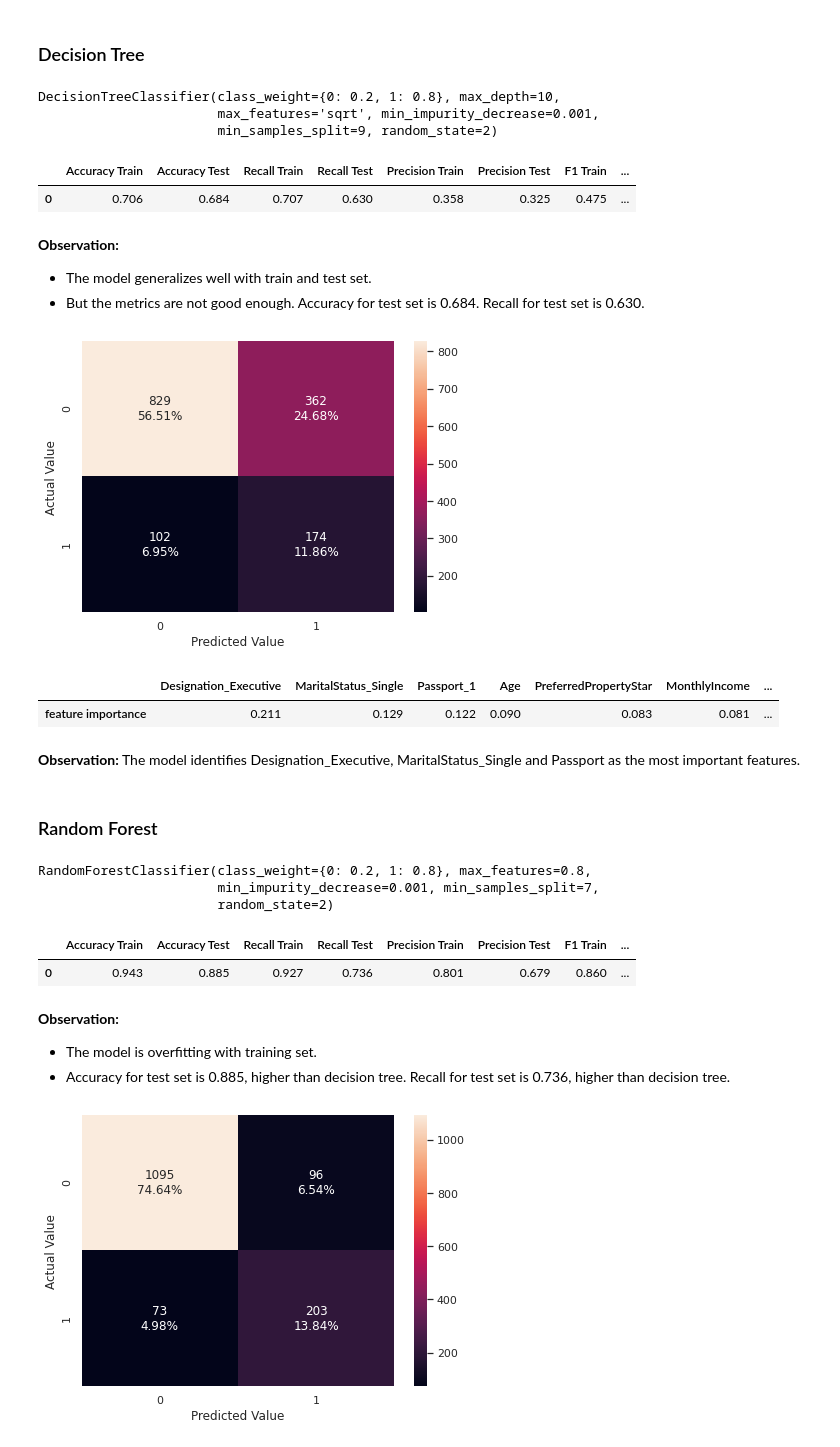
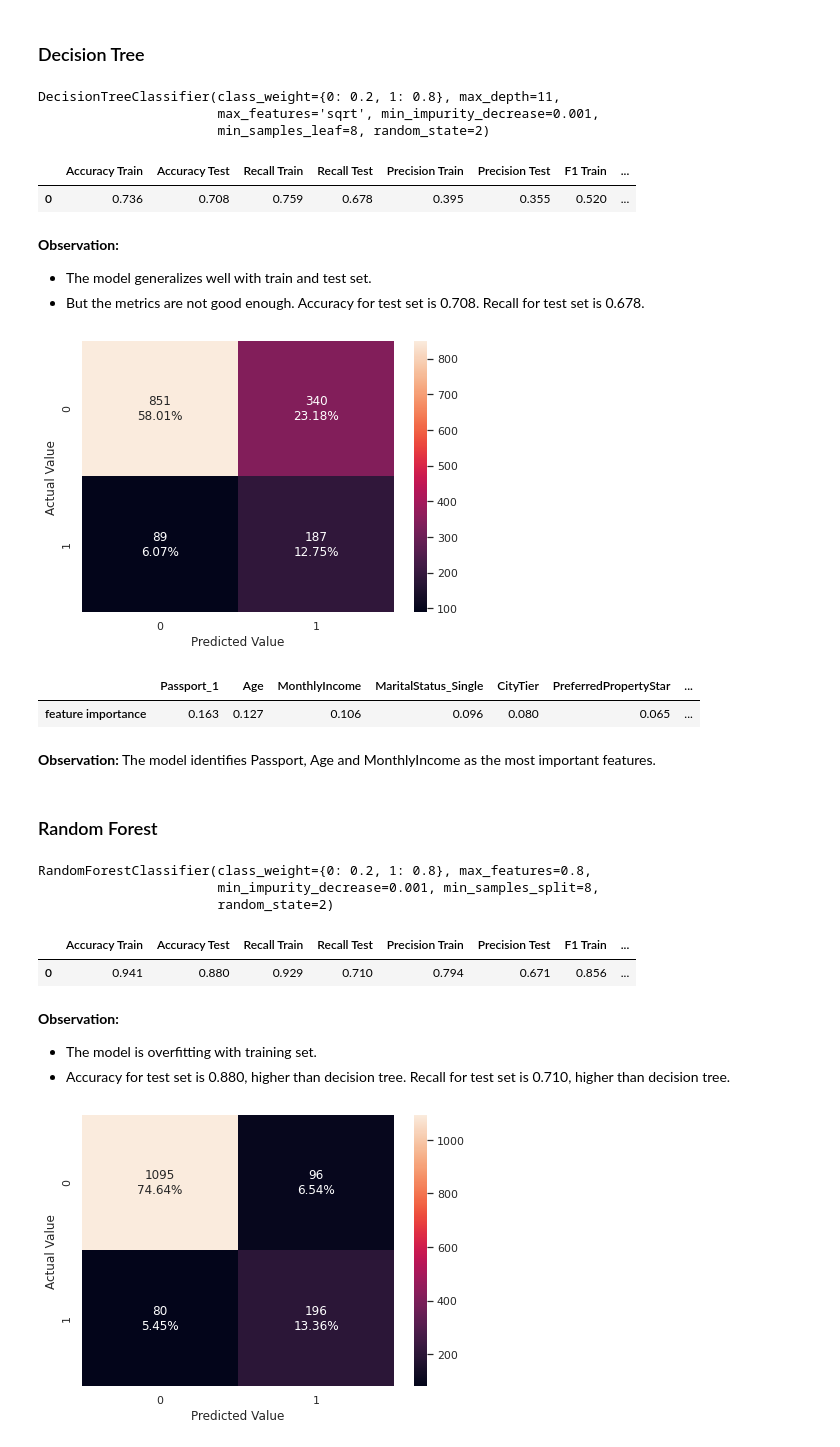
Before and after one commit to liangym2014/Data-science-and-machine-learning, a Jupyter notebook: 4.Travel_Package_Purchase_Prediction_Solution.ipynb, the cells around one changed output. Saved outputs shown, nothing was run; the diff lists cells and outputs as text; code cells hidden in the pictures.

```diff
--- a/4.Travel_Package_Purchase_Prediction_Solution.ipynb
+++ b/4.Travel_Package_Purchase_Prediction_Solution.ipynb
@@ -860,5 +866,9 @@ for col in ['PreferredPropertyStar', 'TypeofContact']:
 # %% [markdown]
 ### Outlier Treatment
+# %%
+phase1 = df.copy()  # for debug use !!!!!
+# %%
+df = phase1.copy()   # for debug use !!!!!
 # %%
 # clip column based on IQR or bound
 def outlier_clip(col, n = 1.5, bound_left = None, bound_right = None):
@@ -1047,11 +1047,8 @@ def generate_confusion_matrix(y_true, y_pred, labels = [0, 1]):
 # set display format for dataframe
 pd.set_option('display.float_format', '{:0.3f}'.format)
 
-# list of trained models, prediction for train and test set, metrics dataframe
-models = []
-pred_train = []
-pred_test = []
-metrics_df = []
+# dictionary of model name and metrics dataframe
+models = {}
 # %% [markdown]
 ### Decision Tree
 # %%
@@ -1066,37 +1063,32 @@ dtree = DecisionTreeClassifier(random_state = 2, class_weight = {0: 0.2, 1: 0.8}
 clf = GridSearchCV(dtree, para, scoring ='recall', n_jobs = -1, cv = 3).fit(X_train, y_train)
 clf.best_estimator_
 # %% [output]
-DecisionTreeClassifier(class_weight={0: 0.2, 1: 0.8}, max_depth=10,
+DecisionTreeClassifier(class_weight={0: 0.2, 1: 0.8}, max_depth=11,
                        max_features='sqrt', min_impurity_decrease=0.001,
-                       min_samples_split=9, random_state=2)
+                       min_samples_leaf=8, random_state=2)
 # %%
 dtree, y_pred_train, y_pred_test, metrics = compute_metrics(clf.best_estimator_, X_train, X_test, y_train, y_test)
-
-models.append(dtree)
-pred_train.append(y_pred_train)
-pred_test.append(y_pred_test)
-metrics_df.append(metrics)
-
+models["Decision Tree"] = metrics.copy()
 metrics
 # %% [output]
 |  | Accuracy Train | Accuracy Test | Recall Train | Recall Test | Precision Train | Precision Test | F1 Train | ... |
-| 0 | 0.706 | 0.684 | 0.707 | 0.630 | 0.358 | 0.325 | 0.475 | ... |
+| 0 | 0.736 | 0.708 | 0.759 | 0.678 | 0.395 | 0.355 | 0.520 | ... |
 # %% [markdown]
 **Observation:**
 - The model generalizes well with train and test set.
-- But the metrics are not good enough. Accuracy for test set is 0.684. Recall for test set is 0.630.
+- But the metrics are not good enough. Accuracy for test set is 0.708. Recall for test set is 0.678.
 # %%
 generate_confusion_matrix(y_test, y_pred_test, labels = [0, 1])
 # %% [output]
-[figure, old version]
+[figure, new version]
 # %%
 pd.DataFrame(data = dtree.feature_importances_, index = X_train.columns,
              columns = ["feature importance"]).sort_values(by = "feature importance", ascending = False).T
 # %% [output]
-|  | Designation_Executive | MaritalStatus_Single | Passport_1 | Age | PreferredPropertyStar | MonthlyIncome | ... |
-| feature importance | 0.211 | 0.129 | 0.122 | 0.090 | 0.083 | 0.081 | ... |
+|  | Passport_1 | Age | MonthlyIncome | MaritalStatus_Single | CityTier | PreferredPropertyStar | ... |
+| feature importance | 0.163 | 0.127 | 0.106 | 0.096 | 0.080 | 0.065 | ... |
 # %% [markdown]
-**Observation:** The model identifies Designation_Executive, MaritalStatus_Single and Passport as the most important features.
+**Observation:** The model identifies Passport, Age and MonthlyIncome as the most important features.
 # %% [markdown]
 ### Random Forest
 # %%
@@ -1104,7 +1096,7 @@ para = {
 #     'max_depth': list(np.arange(7, 16)) + [None],
     'min_samples_split': np.arange(2, 9),
     'min_samples_leaf': np.arange(1, 6),
-    'max_features': ['auto', 'log2', 0.7, 0.8],
+    'max_features': ['sqrt', 'log2', 0.7, 0.8],
     'min_impurity_decrease': [0.001, 0.0001, 0],
     'max_samples': [None, 0.8, 0.9],
 }
@@ -1113,24 +1105,19 @@ clf = GridSearchCV(rf, para, scoring ='recall', n_jobs = -1, cv = 3).fit(X_train
 clf.best_estimator_
 # %% [output]
 RandomForestClassifier(class_weight={0: 0.2, 1: 0.8}, max_features=0.8,
-                       min_impurity_decrease=0.001, min_samples_split=7,
+                       min_impurity_decrease=0.001, min_samples_split=8,
                        random_state=2)
 # %%
 rf, y_pred_train, y_pred_test, metrics = compute_metrics(clf.best_estimator_, X_train, X_test, y_train, y_test)
-
-models.append(rf)
-pred_train.append(y_pred_train)
-pred_test.append(y_pred_test)
-metrics_df.append(metrics)
-
+models["Random Forest"] = metrics.copy()
 metrics
 # %% [output]
 |  | Accuracy Train | Accuracy Test | Recall Train | Recall Test | Precision Train | Precision Test | F1 Train | ... |
-| 0 | 0.943 | 0.885 | 0.927 | 0.736 | 0.801 | 0.679 | 0.860 | ... |
+| 0 | 0.941 | 0.880 | 0.929 | 0.710 | 0.794 | 0.671 | 0.856 | ... |
 # %% [markdown]
 **Observation:**
 - The model is overfitting with training set.
-- Accuracy for test set is 0.885, higher than decision tree. Recall for test set is 0.736, higher than decision tree.
+- Accuracy for test set is 0.880, higher than decision tree. Recall for test set is 0.710, higher than decision tree.
 # %%
 generate_confusion_matrix(y_test, y_pred_test, labels = [0, 1])
 # %% [output]
```
Also changed, not shown: parts of 150 cells of this notebook.
